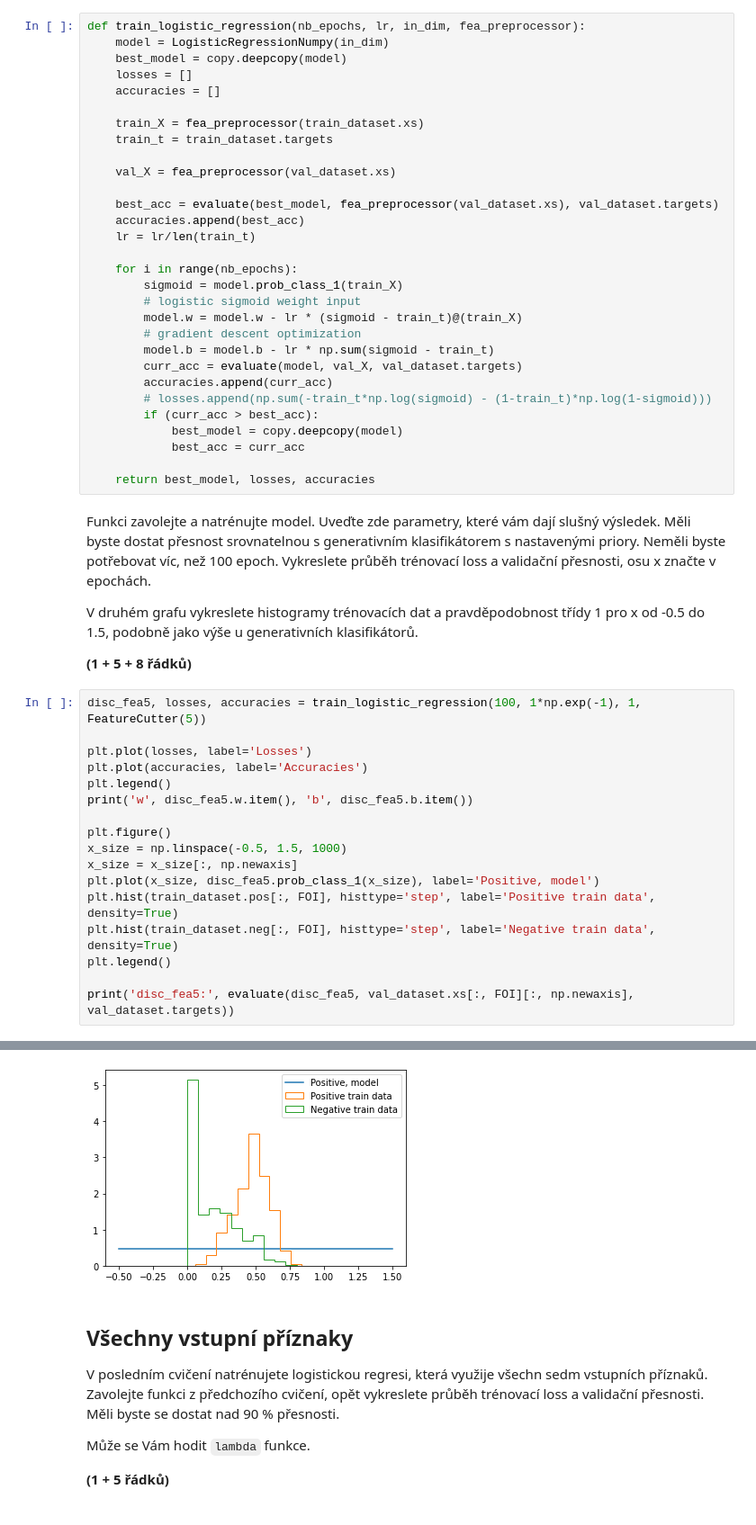
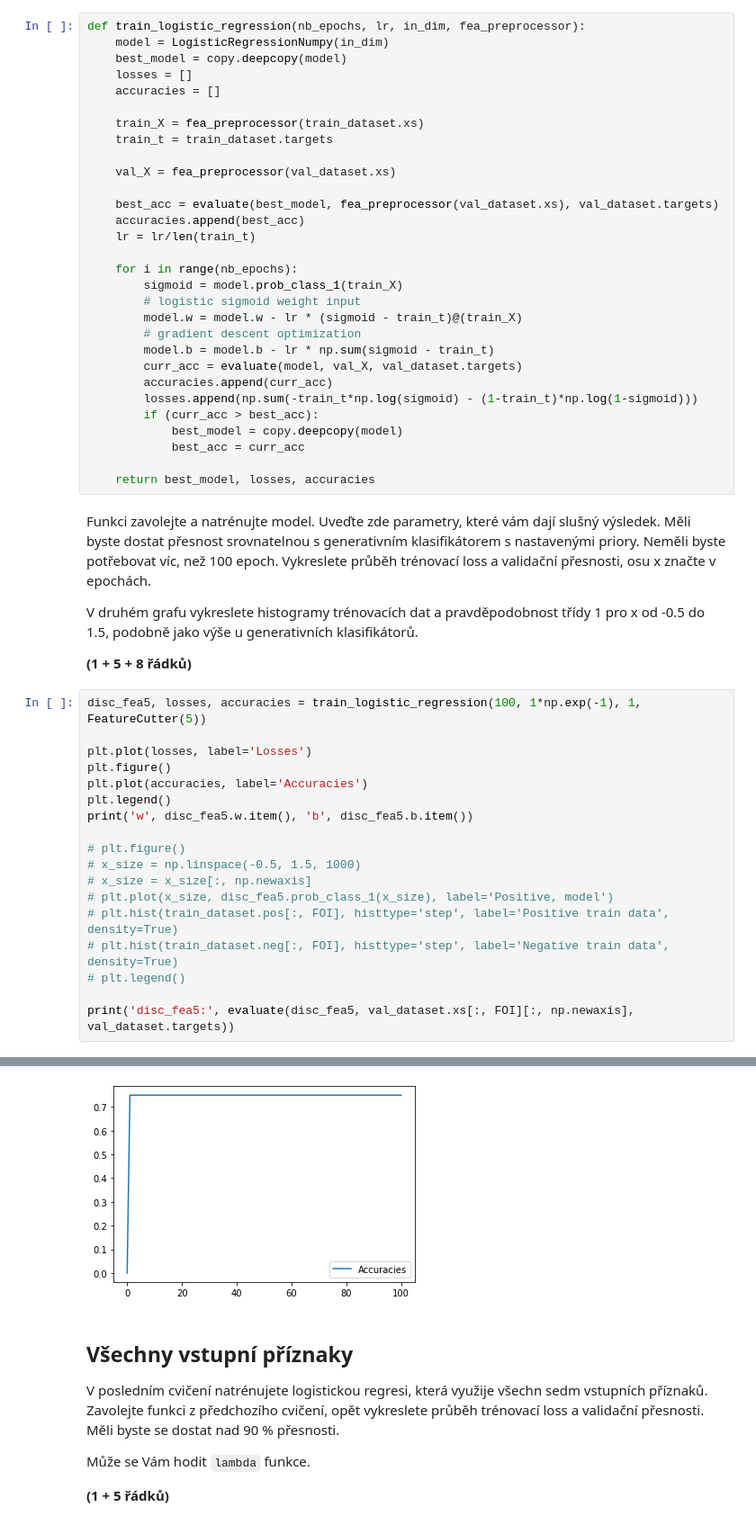
Before and after one commit to arconatt/SUI-machine_learning, a Jupyter notebook: zadani.ipynb, the cells around one changed output, grey strips where cells are left out. Shown at 90% size. Cells and saved outputs as stored; diff of their text form.

```diff
--- a/zadani.ipynb
+++ b/zadani.ipynb
@@ -278,7 +278,7 @@ def train_logistic_regression(nb_epochs, lr, in_dim, fea_preprocessor):
         model.b = model.b - lr * np.sum(sigmoid - train_t)
         curr_acc = evaluate(model, val_X, val_dataset.targets)
         accuracies.append(curr_acc)
-        # losses.append(np.sum(-train_t*np.log(sigmoid) - (1-train_t)*np.log(1-sigmoid)))
+        losses.append(np.sum(-train_t*np.log(sigmoid) - (1-train_t)*np.log(1-sigmoid)))
         if (curr_acc > best_acc):
             best_model = copy.deepcopy(model)
             best_acc = curr_acc
@@ -298,17 +298,18 @@ V druhém grafu vykreslete histogramy trénovacích dat a pravděpodobnost tří
 disc_fea5, losses, accuracies = train_logistic_regression(100, 1*np.exp(-1), 1, FeatureCutter(5))
 
 plt.plot(losses, label='Losses')
+plt.figure()
 plt.plot(accuracies, label='Accuracies')
 plt.legend()
 print('w', disc_fea5.w.item(), 'b', disc_fea5.b.item())
 
-plt.figure()
-x_size = np.linspace(-0.5, 1.5, 1000)
-x_size = x_size[:, np.newaxis]
-plt.plot(x_size, disc_fea5.prob_class_1(x_size), label='Positive, model')
-plt.hist(train_dataset.pos[:, FOI], histtype='step', label='Positive train data', density=True)
-plt.hist(train_dataset.neg[:, FOI], histtype='step', label='Negative train data', density=True)
-plt.legend()
+# plt.figure()
+# x_size = np.linspace(-0.5, 1.5, 1000)
+# x_size = x_size[:, np.newaxis]
+# plt.plot(x_size, disc_fea5.prob_class_1(x_size), label='Positive, model')
+# plt.hist(train_dataset.pos[:, FOI], histtype='step', label='Positive train data', density=True)
+# plt.hist(train_dataset.neg[:, FOI], histtype='step', label='Negative train data', density=True)
+# plt.legend()
 
 print('disc_fea5:', evaluate(disc_fea5, val_dataset.xs[:, FOI][:, np.newaxis], val_dataset.targets))
 # %% [output]
@@ -318,4 +319,4 @@ disc_fea5: 0.75
-[figure, old version]
+[figure, new version]
 # %% [markdown]
 ## Všechny vstupní příznaky
 V posledním cvičení natrénujete logistickou regresi, která využije všechn sedm vstupních příznaků.
```
Also changed, not shown: parts of 3 cells of this notebook.
